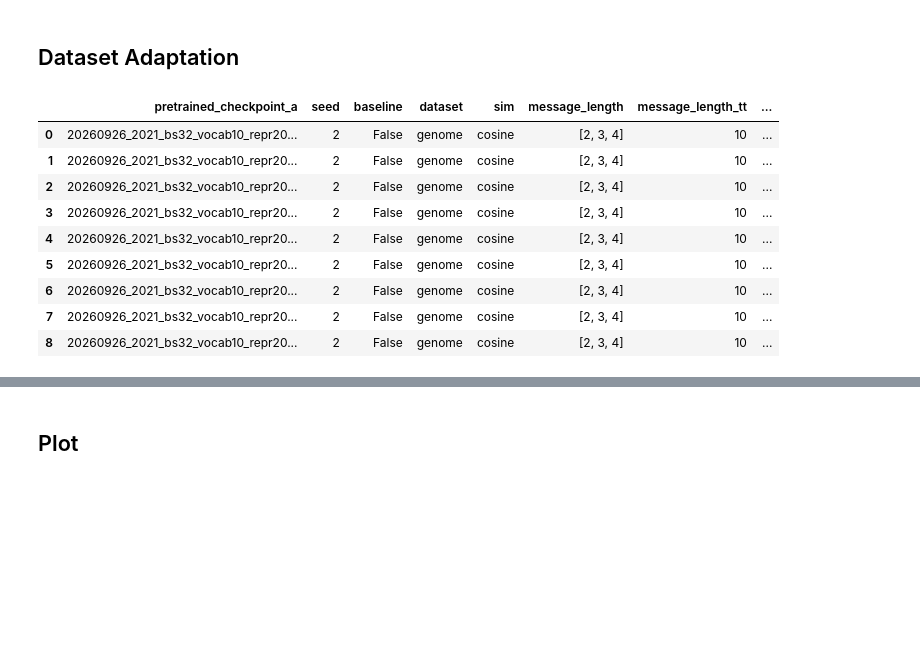
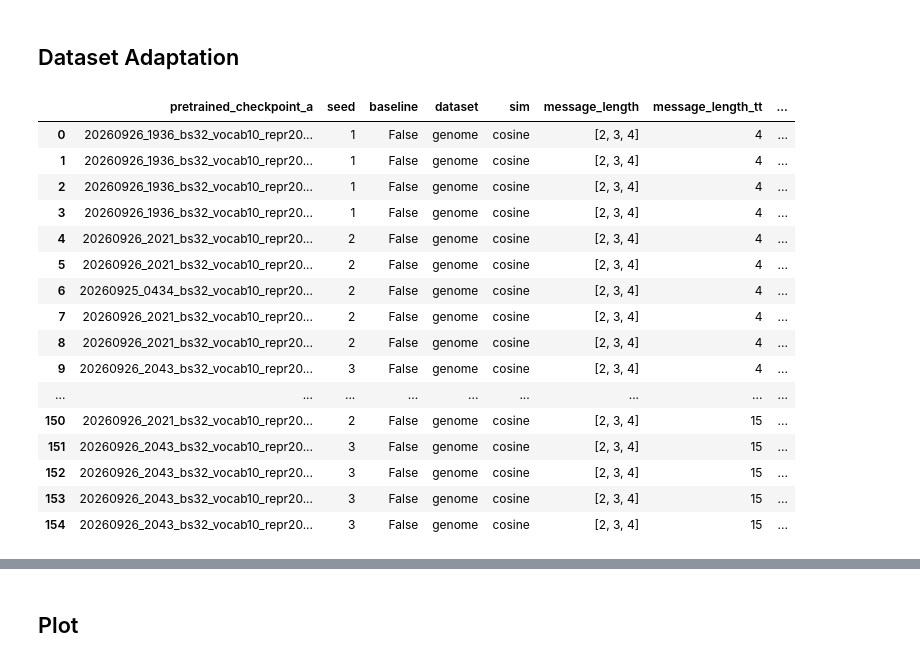
Before and after one commit to MehdiJmlkh/Test-Time-Emergent-Language, a Jupyter notebook: TTEL/results.ipynb, the cells around one changed output, grey strips where cells are left out. Saved outputs shown, nothing was run; the diff lists cells and outputs as text; code cells hidden in the pictures; blank space fills up the shorter version.

Commit message:
Save visual genome configs

```diff
--- a/TTEL/results.ipynb
+++ b/TTEL/results.ipynb
@@ -2876,28 +2885,34 @@ batch_adapt
 # %%
 res = filter_df(
     {
         "dataset": "genome",
         "dataset_tt": "genome_complex_batch",
         "baseline": False,
         "test_time_mode": ["dataset_adaptation"],
         "message_length": "[2, 3, 4]",
-        "message_length_tt": 10,
-        "seed": 2
+        "learning_rate_tt": "1e-05",
     },
     sort_by=["message_length_tt", "seed", "learning_rate_tt", "num_iterations"],
 )
 res[["pretrained_checkpoint_a"] + adapt_cols]
 # %% [output]
 |  | pretrained_checkpoint_a | seed | baseline | dataset | sim | message_length | message_length_tt | ... |
-| 0 | 20260926_2021_bs32_vocab10_repr20... | 2 | False | genome | cosine | [2, 3, 4] | 10 | ... |
-| 1 | 20260926_2021_bs32_vocab10_repr20... | 2 | False | genome | cosine | [2, 3, 4] | 10 | ... |
-| 2 | 20260926_2021_bs32_vocab10_repr20... | 2 | False | genome | cosine | [2, 3, 4] | 10 | ... |
-| 3 | 20260926_2021_bs32_vocab10_repr20... | 2 | False | genome | cosine | [2, 3, 4] | 10 | ... |
-| 4 | 20260926_2021_bs32_vocab10_repr20... | 2 | False | genome | cosine | [2, 3, 4] | 10 | ... |
-| 5 | 20260926_2021_bs32_vocab10_repr20... | 2 | False | genome | cosine | [2, 3, 4] | 10 | ... |
-| 6 | 20260926_2021_bs32_vocab10_repr20... | 2 | False | genome | cosine | [2, 3, 4] | 10 | ... |
-| 7 | 20260926_2021_bs32_vocab10_repr20... | 2 | False | genome | cosine | [2, 3, 4] | 10 | ... |
-| 8 | 20260926_2021_bs32_vocab10_repr20... | 2 | False | genome | cosine | [2, 3, 4] | 10 | ... |
+| 0 | 20260926_1936_bs32_vocab10_repr20... | 1 | False | genome | cosine | [2, 3, 4] | 4 | ... |
+| 1 | 20260926_1936_bs32_vocab10_repr20... | 1 | False | genome | cosine | [2, 3, 4] | 4 | ... |
+| 2 | 20260926_1936_bs32_vocab10_repr20... | 1 | False | genome | cosine | [2, 3, 4] | 4 | ... |
+| 3 | 20260926_1936_bs32_vocab10_repr20... | 1 | False | genome | cosine | [2, 3, 4] | 4 | ... |
+| 4 | 20260926_2021_bs32_vocab10_repr20... | 2 | False | genome | cosine | [2, 3, 4] | 4 | ... |
+| 5 | 20260926_2021_bs32_vocab10_repr20... | 2 | False | genome | cosine | [2, 3, 4] | 4 | ... |
+| 6 | 20260925_0434_bs32_vocab10_repr20... | 2 | False | genome | cosine | [2, 3, 4] | 4 | ... |
+| 7 | 20260926_2021_bs32_vocab10_repr20... | 2 | False | genome | cosine | [2, 3, 4] | 4 | ... |
+| 8 | 20260926_2021_bs32_vocab10_repr20... | 2 | False | genome | cosine | [2, 3, 4] | 4 | ... |
+| 9 | 20260926_2043_bs32_vocab10_repr20... | 3 | False | genome | cosine | [2, 3, 4] | 4 | ... |
+| ... | ... | ... | ... | ... | ... | ... | ... | ... |
+| 150 | 20260926_2021_bs32_vocab10_repr20... | 2 | False | genome | cosine | [2, 3, 4] | 15 | ... |
+| 151 | 20260926_2043_bs32_vocab10_repr20... | 3 | False | genome | cosine | [2, 3, 4] | 15 | ... |
+| 152 | 20260926_2043_bs32_vocab10_repr20... | 3 | False | genome | cosine | [2, 3, 4] | 15 | ... |
+| 153 | 20260926_2043_bs32_vocab10_repr20... | 3 | False | genome | cosine | [2, 3, 4] | 15 | ... |
+| 154 | 20260926_2043_bs32_vocab10_repr20... | 3 | False | genome | cosine | [2, 3, 4] | 15 | ... |
 # %%
 final = extract_maxes_elbow(res)
 final[adapt_cols]
```
Also changed, not shown: parts of 12 cells of this notebook, 3 other files.
